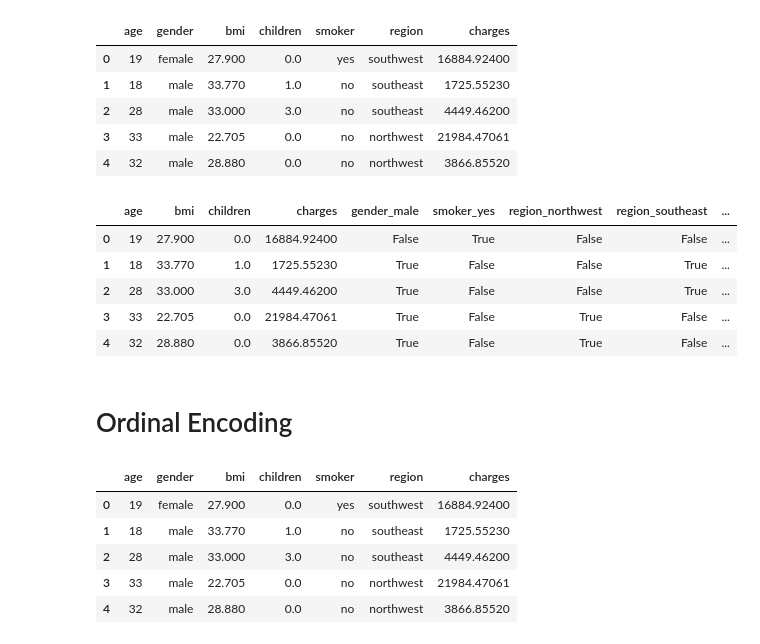
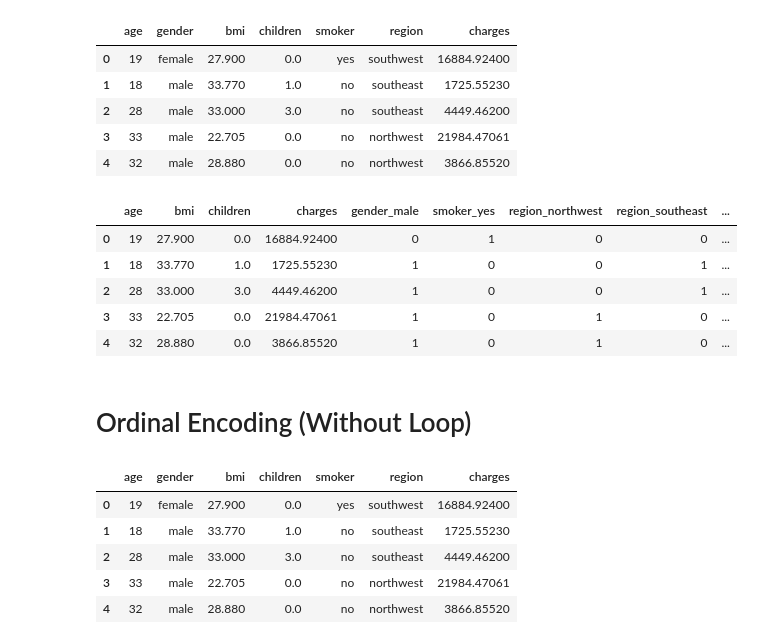
Before and after one commit to NishatTasnim01/Insurance_Jupyter_Notebook, a Jupyter notebook: InsuranceCheck.ipynb, the cells around one changed output. Saved outputs shown, nothing was run; the diff lists cells and outputs as text; code cells hidden in the pictures.

```diff
--- a/InsuranceCheck.ipynb
+++ b/InsuranceCheck.ipynb
@@ -486,7 +489,7 @@ df5.head()
 | 3 | 33 | male | 22.705 | 0.0 | no | northwest | 21984.47061 |
 | 4 | 32 | male | 28.880 | 0.0 | no | northwest | 3866.85520 |
 # %%
-dummy = pd.get_dummies(df5['gender'], columns=df5.gender.unique, drop_first=True,prefix='Gender')
+dummy = pd.get_dummies(df5['gender'], columns=df5.gender.unique, drop_first=True,prefix='Gender', dtype=int)
 dummy.head()
 # %% [output]
 |  | Gender_male |
@@ -498,5 +501,5 @@ dummy.head()
 # %%
-dummy1 = pd.get_dummies(df5['smoker'], columns=df5.smoker.unique, drop_first=True,prefix='Smoker')
+dummy1 = pd.get_dummies(df5['smoker'], columns=df5.smoker.unique, drop_first=True,prefix='Smoker', dtype=int)
 dummy1.head()
 # %% [output]
 |  | Smoker_yes |
@@ -508,5 +511,5 @@ dummy1.head()
 # %%
-dummy2 = pd.get_dummies(df5['region'], columns=df5.gender.unique, drop_first=True,prefix='Region')
+dummy2 = pd.get_dummies(df5['region'], columns=df5.gender.unique, drop_first=True,prefix='Region', dtype=int)
 dummy2.head()
 # %% [output]
 |  | Region_northwest | Region_southeast | Region_southwest |
@@ -539,29 +542,29 @@ df7.head()
 # %%
 cols = ['gender']
 for col in cols:
-    dummy = pd.get_dummies(df7[col], drop_first=True, prefix='gender')
+    dummy = pd.get_dummies(df7[col], drop_first=True, prefix='gender', dtype=int)
     df7 = pd.concat([df7, dummy], axis=1).drop(col, axis=1)
 
 cols = ['smoker']
 for col in cols:
-    dummy1 = pd.get_dummies(df7[col], drop_first=True, prefix='smoker')
+    dummy1 = pd.get_dummies(df7[col], drop_first=True, prefix='smoker', dtype=int)
     df7 = pd.concat([df7, dummy1], axis=1).drop(col, axis=1)
 
 cols = ['region']
 for col in cols:
-    dummy2 = pd.get_dummies(df7[col], drop_first=True, prefix='region')
+    dummy2 = pd.get_dummies(df7[col], drop_first=True, prefix='region', dtype=int)
     df7 = pd.concat([df7, dummy2], axis=1).drop(col, axis=1)
 
 df7.head()
 # %% [output]
 |  | age | bmi | children | charges | gender_male | smoker_yes | region_northwest | region_southeast | ... |
-| 0 | 19 | 27.900 | 0.0 | 16884.92400 | False | True | False | False | ... |
-| 1 | 18 | 33.770 | 1.0 | 1725.55230 | True | False | False | True | ... |
-| 2 | 28 | 33.000 | 3.0 | 4449.46200 | True | False | False | True | ... |
-| 3 | 33 | 22.705 | 0.0 | 21984.47061 | True | False | True | False | ... |
-| 4 | 32 | 28.880 | 0.0 | 3866.85520 | True | False | True | False | ... |
+| 0 | 19 | 27.900 | 0.0 | 16884.92400 | 0 | 1 | 0 | 0 | ... |
+| 1 | 18 | 33.770 | 1.0 | 1725.55230 | 1 | 0 | 0 | 1 | ... |
+| 2 | 28 | 33.000 | 3.0 | 4449.46200 | 1 | 0 | 0 | 1 | ... |
+| 3 | 33 | 22.705 | 0.0 | 21984.47061 | 1 | 0 | 1 | 0 | ... |
+| 4 | 32 | 28.880 | 0.0 | 3866.85520 | 1 | 0 | 1 | 0 | ... |
-# %% [markdown]
-# Ordinal Encoding
+# %% [markdown]
+# Ordinal Encoding (Without Loop)
 # %%
 df8.head()
 # %% [output]
```
Also changed, not shown: parts of 26 cells of this notebook.
